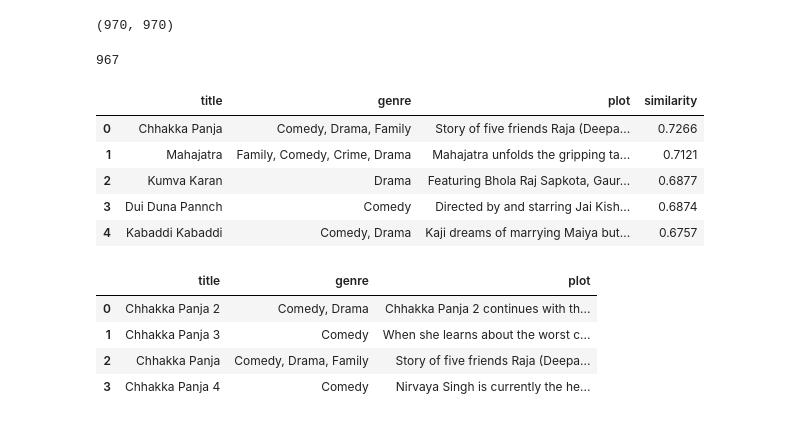
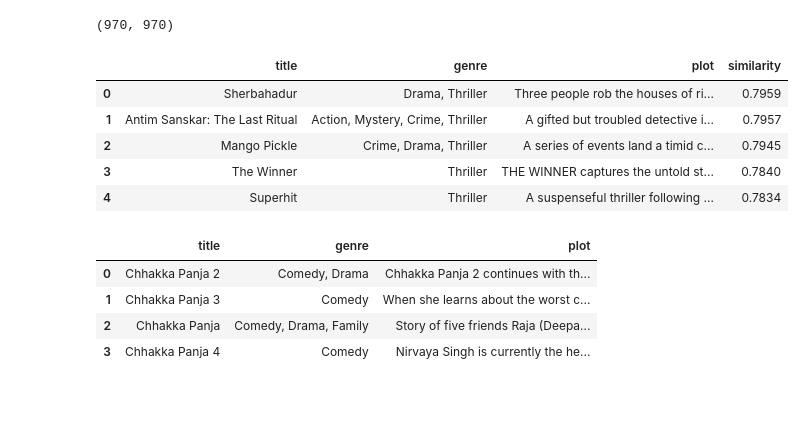
Before and after one commit to bibhushangc18/Nepali-movie-recommendation, a Jupyter notebook: movie_recommender.ipynb, the cells around one changed output. Saved outputs shown, nothing was run; the diff lists cells and outputs as text; code cells hidden in the pictures.

```diff
--- a/movie_recommender.ipynb
+++ b/movie_recommender.ipynb
@@ -102,8 +82,6 @@ array(['Comedy, Drama', 'Comedy', 'Romance', 'Comedy, Drama, Romance',
        'Short, Drama'], dtype=object)
 # %%
 df["combined_features"] = (
-    "Genre: " + df["genre_clean"] + ". " + "Genre: " + df["genre_clean"] + ". " +
+    ("Genre: " + df["genre_clean"] + ". ") * 3 +
     "Plot: " + df["plot_clean"]
 ).str.strip()
-
-df["combined_features"].iloc[0]
@@ -132,9 +110,6 @@ title_to_index = {
     title.strip().lower(): idx
     for idx, title in enumerate(df["title"])
 }
-len(title_to_index)
-# %% [output]
-967
 # %%
 def recommend(title, top_n=5):
     key = title.strip().lower()
@@ -150,14 +125,14 @@ def recommend(title, top_n=5):
     result["similarity"] = [round(float(s), 4) for _, s in sims]
     return result.reset_index(drop=True)
 # %%
-recommend("Chhakka Panja 2", top_n=5)
+recommend("Loot", top_n=5)
 # %% [output]
 |  | title | genre | plot | similarity |
-| 0 | Chhakka Panja | Comedy, Drama, Family | Story of five friends Raja (Deepa... | 0.7266 |
-| 1 | Mahajatra | Family, Comedy, Crime, Drama | Mahajatra unfolds the gripping ta... | 0.7121 |
-| 2 | Kumva Karan | Drama | Featuring Bhola Raj Sapkota, Gaur... | 0.6877 |
-| 3 | Dui Duna Pannch | Comedy | Directed by and starring Jai Kish... | 0.6874 |
-| 4 | Kabaddi Kabaddi | Comedy, Drama | Kaji dreams of marrying Maiya but... | 0.6757 |
+| 0 | Sherbahadur | Drama, Thriller | Three people rob the houses of ri... | 0.7959 |
+| 1 | Antim Sanskar: The Last Ritual | Action, Mystery, Crime, Thriller | A gifted but troubled detective i... | 0.7957 |
+| 2 | Mango Pickle | Crime, Drama, Thriller | A series of events land a timid c... | 0.7945 |
+| 3 | The Winner | Thriller | THE WINNER captures the untold st... | 0.7840 |
+| 4 | Superhit | Thriller | A suspenseful thriller following ... | 0.7834 |
 # %%
 def search_movies(query, limit=15):
     query = query.strip().lower()
```
Also changed, not shown: parts of 8 cells of this notebook, 2 other files.
